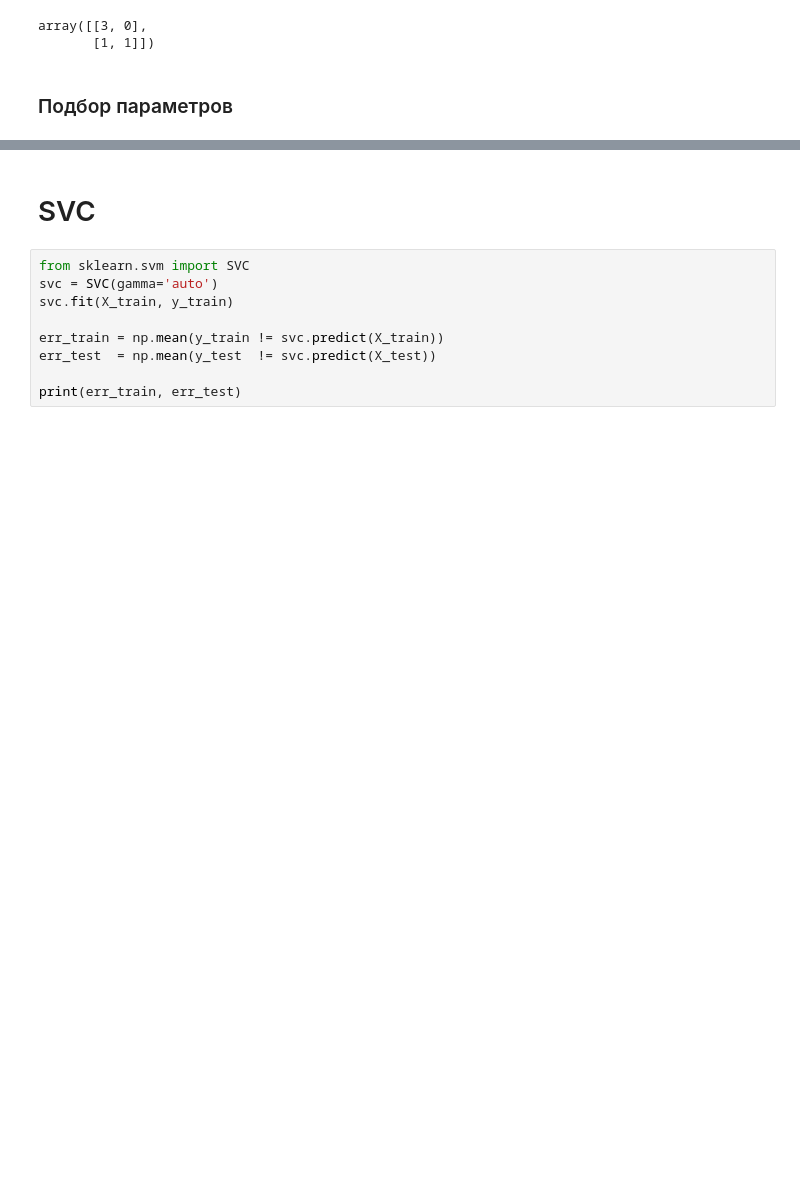
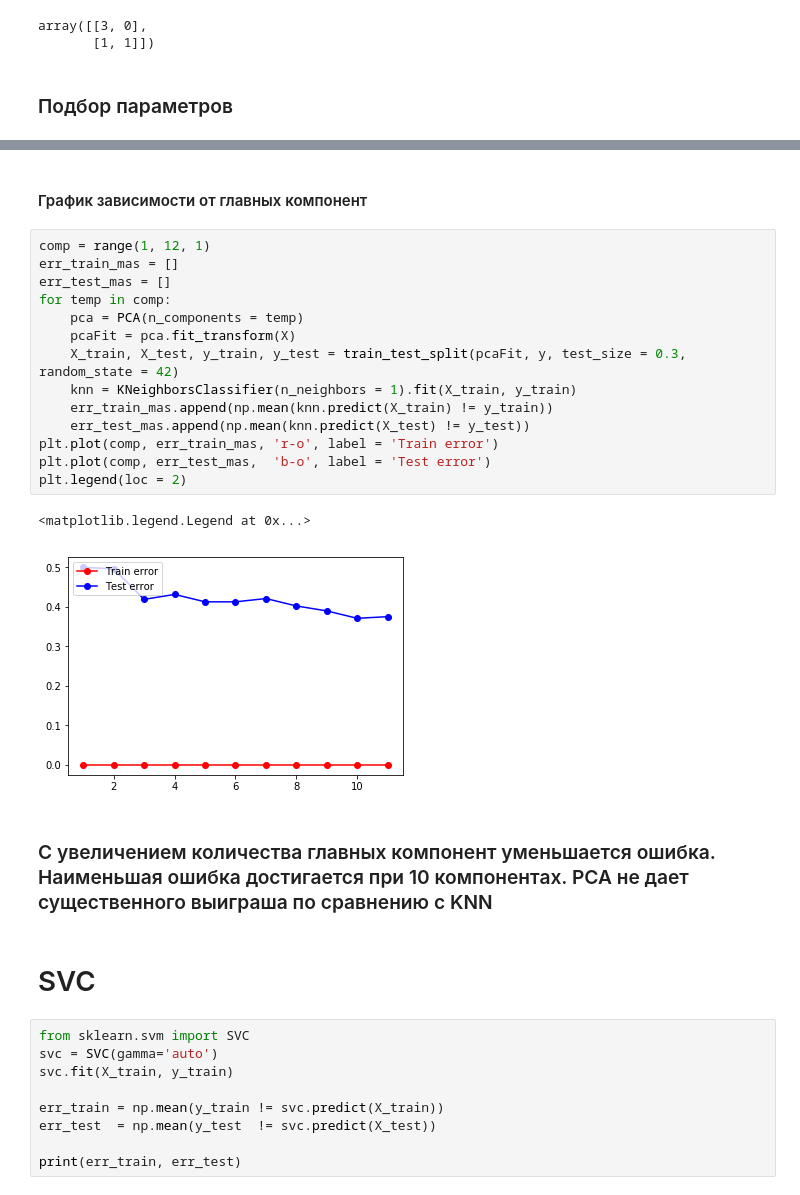
Before and after one commit to JaneMor/Wine, a Jupyter notebook: Red-winequality.ipynb, the cells around one changed output, grey strips where cells are left out. Cells and saved outputs as stored; diff of their text form; blank space fills up the shorter version.

```diff
--- a/Red-winequality.ipynb
+++ b/Red-winequality.ipynb
@@ -797,3 +853,24 @@ print(err_train, err_test)
+# %% [markdown]
+#### График зависимости от главных компонент
+# %%
+comp = range(1, 12, 1)
+err_train_mas = []
+err_test_mas = []
+for temp in comp:
+    pca = PCA(n_components = temp)
+    pcaFit = pca.fit_transform(X)
+    X_train, X_test, y_train, y_test = train_test_split(pcaFit, y, test_size = 0.3, random_state = 42)
+    knn = KNeighborsClassifier(n_neighbors = 1).fit(X_train, y_train)
+    err_train_mas.append(np.mean(knn.predict(X_train) != y_train))
+    err_test_mas.append(np.mean(knn.predict(X_test) != y_test))
+plt.plot(comp, err_train_mas, 'r-o', label = 'Train error')
+plt.plot(comp, err_test_mas,  'b-o', label = 'Test error')
+plt.legend(loc = 2)
+# %% [output]
+<matplotlib.legend.Legend at 0x...>
+[figure, added]
+# %% [markdown]
+### C увеличением количества главных компонент уменьшается ошибка. Наименьшая ошибка достигается при 10 компонентах. PCA не дает существенного выиграша по сравнению с KNN
 # %% [markdown]
 # SVC
 # %%
```
Also changed, not shown: parts of 22 cells of this notebook, 1 other file.
